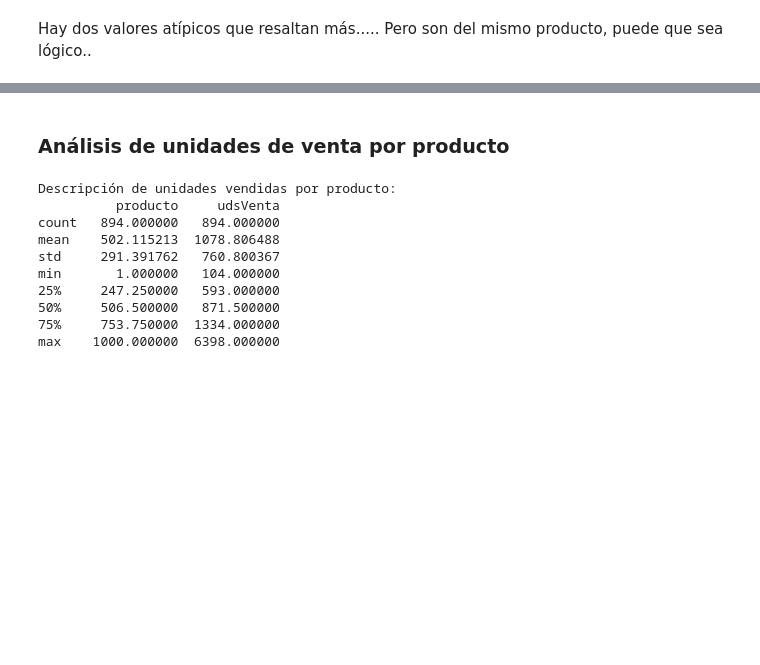
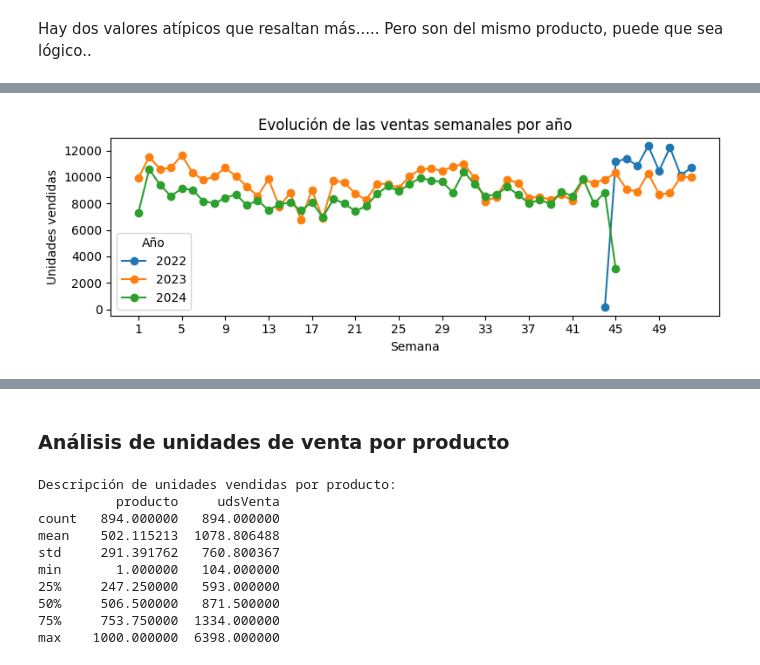
Before and after one commit to jmorala/TFMDS, a Jupyter notebook: cuadernos/02-EDA_datos.ipynb, the cells around one changed output, grey strips where cells are left out. Saved outputs shown, nothing was run; the diff lists cells and outputs as text; code cells hidden in the pictures; blank space fills up the shorter version.

```diff
--- a/cuadernos/02-EDA_datos.ipynb
+++ b/cuadernos/02-EDA_datos.ipynb
@@ -169,0 +232,26 @@ Hay dos valores atípicos que resaltan más..... Pero son del mismo producto, pu
+# %%
+# Crear datafranme con ventas acumuladas por semana y año
+dfSTventasPorSemanaAnios = dfSTventas.copy()
+dfSTventasPorSemanaAnios['anio'] = dfSTventasPorSemanaAnios['idSecuencia'].dt.year
+# Obtener número de semana con isocalendar() (weekofyear está deprecado/no disponible)
+dfSTventasPorSemanaAnios['semana'] = dfSTventasPorSemanaAnios['idSecuencia'].dt.isocalendar().week.astype(int)
+dfSTventasPorSemanaAnios = dfSTventasPorSemanaAnios.groupby(['anio', 'semana']).agg({'udsVenta': 'sum'}).reset_index()
+
+# Pivotar para tener una columna por año (pandas.DataFrame.plot no soporta 'hue')
+pivot = dfSTventasPorSemanaAnios.pivot(index='semana', columns='anio', values='udsVenta')
+
+# Asegurar que el índice de semanas esté ordenado del 1 a la 52 (las semanas sin datos quedan como NaN)
+pivot = pivot.reindex(range(1, 53))
+
+# Graficar: cada columna (año) será una línea
+pivot.plot(marker='o', figsize=(8, 3))
+plt.title('Evolución de las ventas semanales por año')
+plt.xlabel('Semana')
+plt.ylabel('Unidades vendidas')
+# Evitar sobrecargar el eje x: mostrar una etiqueta cada 4 semanas
+plt.xticks(range(1, 53, 4))
+plt.legend(title='Año')
+plt.tight_layout()
+plt.show()
+# %% [output]
+[figure, added]
```
Also changed, not shown: parts of 16 cells of this notebook.
